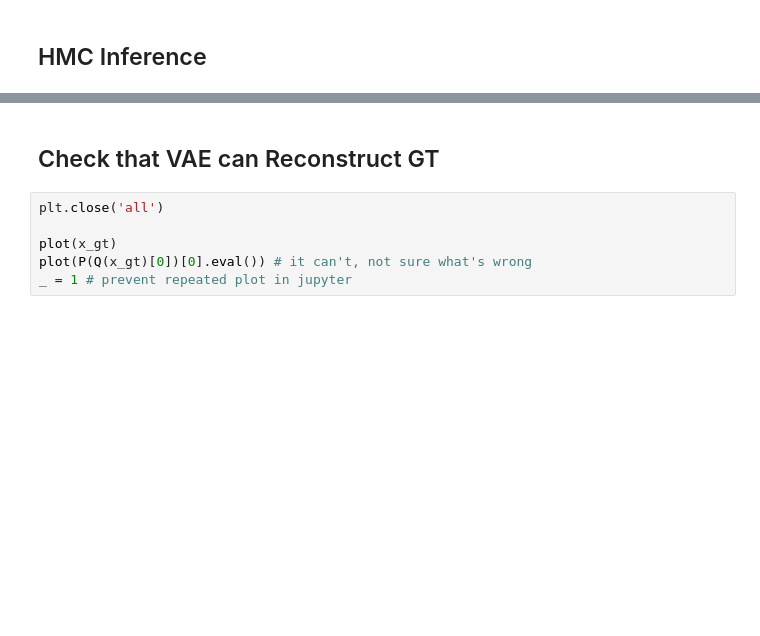
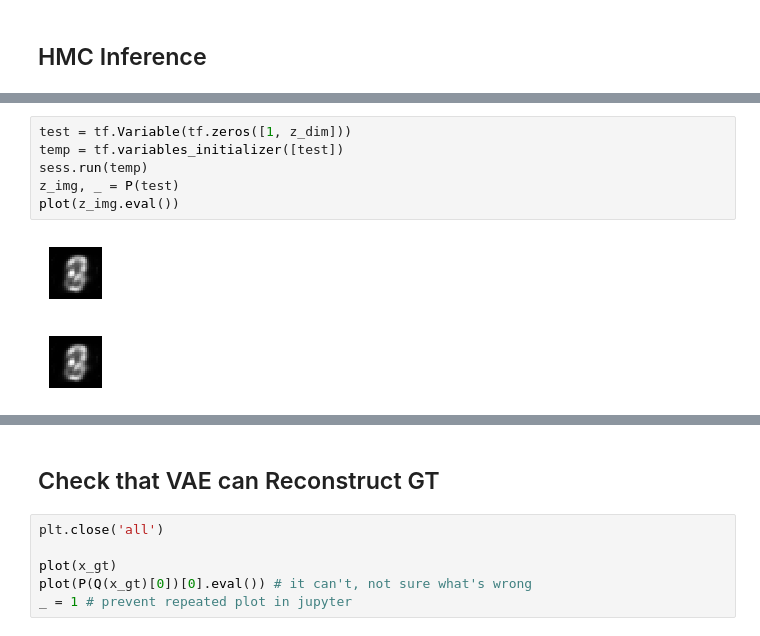
Before and after one commit to shenkev/Exact-Inference-VAE-Robustness, a Jupyter notebook: hmc_vae.ipynb, the cells around one changed output, grey strips where cells are left out. Cells and saved outputs as stored; diff of their text form; blank space fills up the shorter version.

```diff
--- a/hmc_vae.ipynb
+++ b/hmc_vae.ipynb
@@ -173,0 +211,9 @@ inference.run(n_steps=hmc_steps)
+# %%
+test = tf.Variable(tf.zeros([1, z_dim]))
+temp = tf.variables_initializer([test])
+sess.run(temp)
+z_img, _ = P(test)
+plot(z_img.eval())
+# %% [output]
+[figure, added]
+[figure, added]
```
Also changed, not shown: parts of 9 cells of this notebook, 2 other files.
